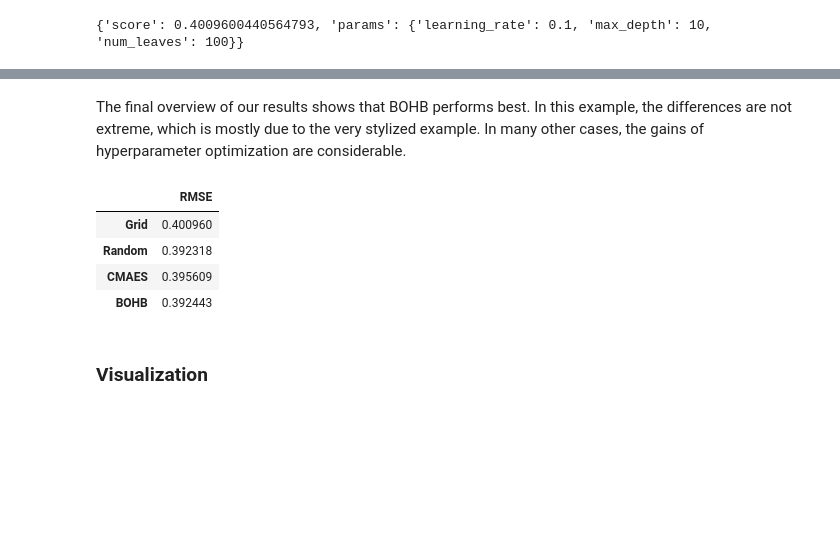
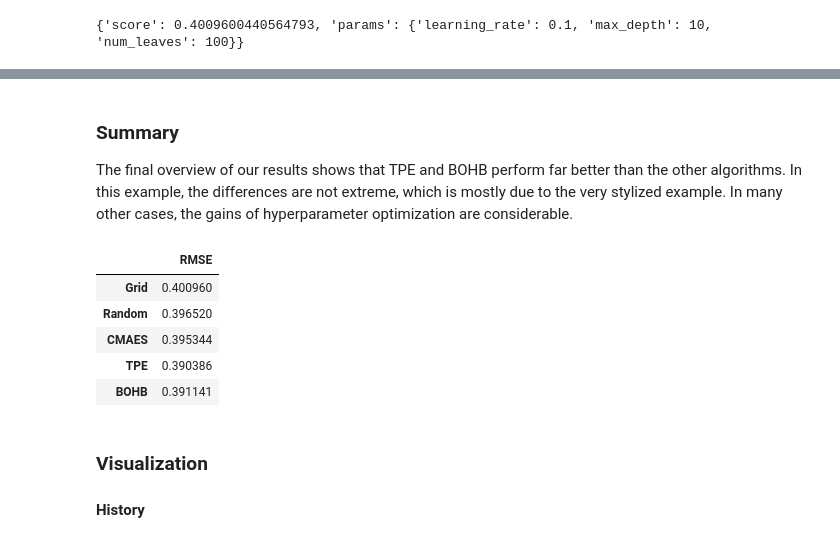
Before and after one commit to datarootsio/tutorial-hyperparameter-optimization, a Jupyter notebook: tutorial_notebook.ipynb, the cells around one changed output, grey strips where cells are left out. Saved outputs shown, nothing was run; the diff lists cells and outputs as text; code cells hidden in the pictures; blank space fills up the shorter version.

```diff
--- a/tutorial_notebook.ipynb
+++ b/tutorial_notebook.ipynb
@@ -354,0 +365,11 @@ print(cmaessearch)
+# %%
+%%time
+%%capture
+
+study_tpe = optuna.create_study(
+    direction = 'minimize',
+    sampler = optuna.samplers.TPESampler(),
+    pruner = optuna.pruners.NopPruner()
+    )
+
+study_tpe.optimize(objective, n_trials=N_TRIALS)
@@ -354,0 +395,3 @@ print(cmaessearch)
+# %%
+tpesearch = {'score': study_tpe.best_value, 'params': study_tpe.best_params}
+print(tpesearch)
@@ -390,14 +440,17 @@ print(bohbsearch)
 # %% [markdown]
-The final overview of our results shows that BOHB performs best.
+### **Summary**
+The final overview of our results shows that TPE and BOHB perform far better than the other algorithms.
 In this example, the differences are not extreme, which is mostly due to the very stylized example. In many other cases, the gains of hyperparameter optimization are considerable.
 # %%
-pd.DataFrame([gridsearch['score'],randomsearch['score'],cmaessearch['score'],bohbsearch['score']],index=['Grid','Random','CMAES','BOHB'],columns=['RMSE'])
+pd.DataFrame([gridsearch['score'],randomsearch['score'],cmaessearch['score'],tpesearch['score'],bohbsearch['score']],index=['Grid','Random','CMAES','TPE','BOHB'],columns=['RMSE'])
 # %% [output]
 |  | RMSE |
 | Grid | 0.400960 |
-| Random | 0.392318 |
-| CMAES | 0.395609 |
-| BOHB | 0.392443 |
+| Random | 0.396520 |
+| CMAES | 0.395344 |
+| TPE | 0.390386 |
+| BOHB | 0.391141 |
 # %% [markdown]
 ### **Visualization**
+#### History
 # %%
```
Also changed, not shown: parts of 25 cells of this notebook, 2 other files.
